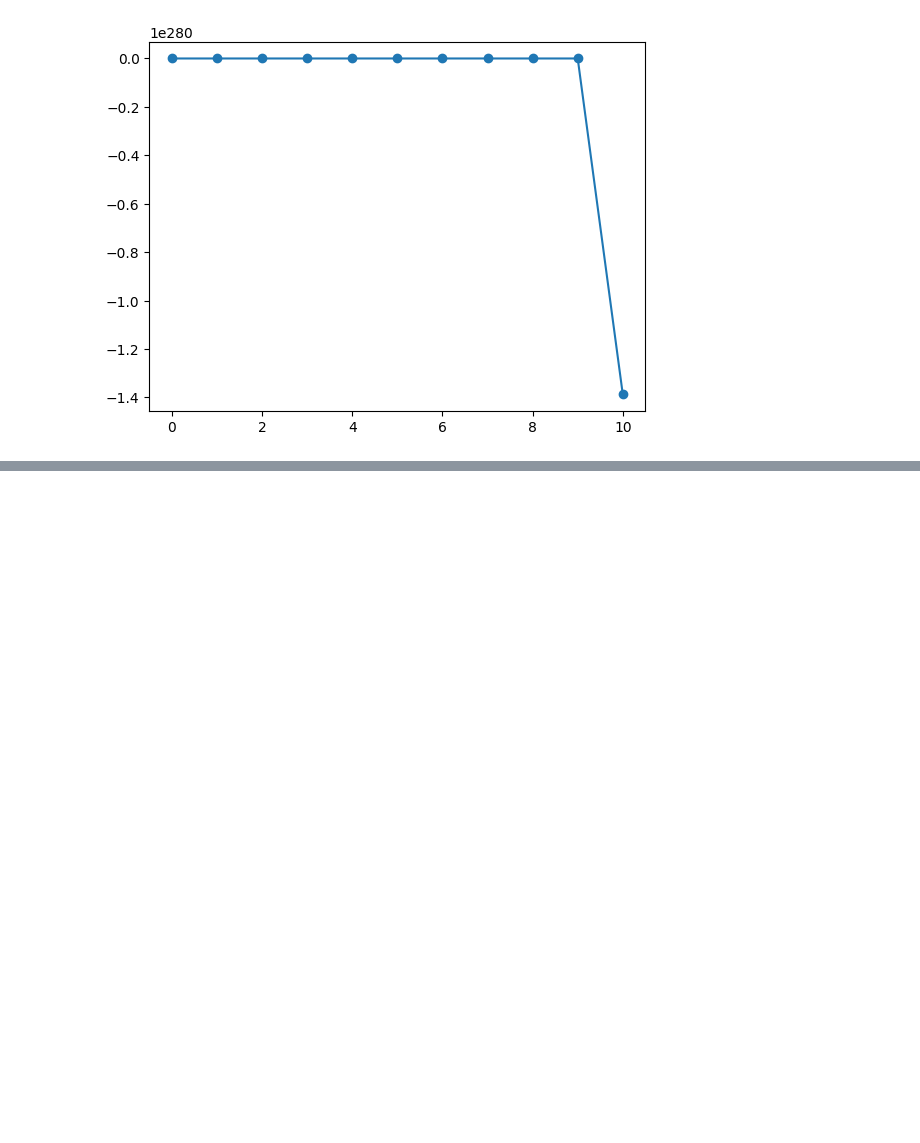
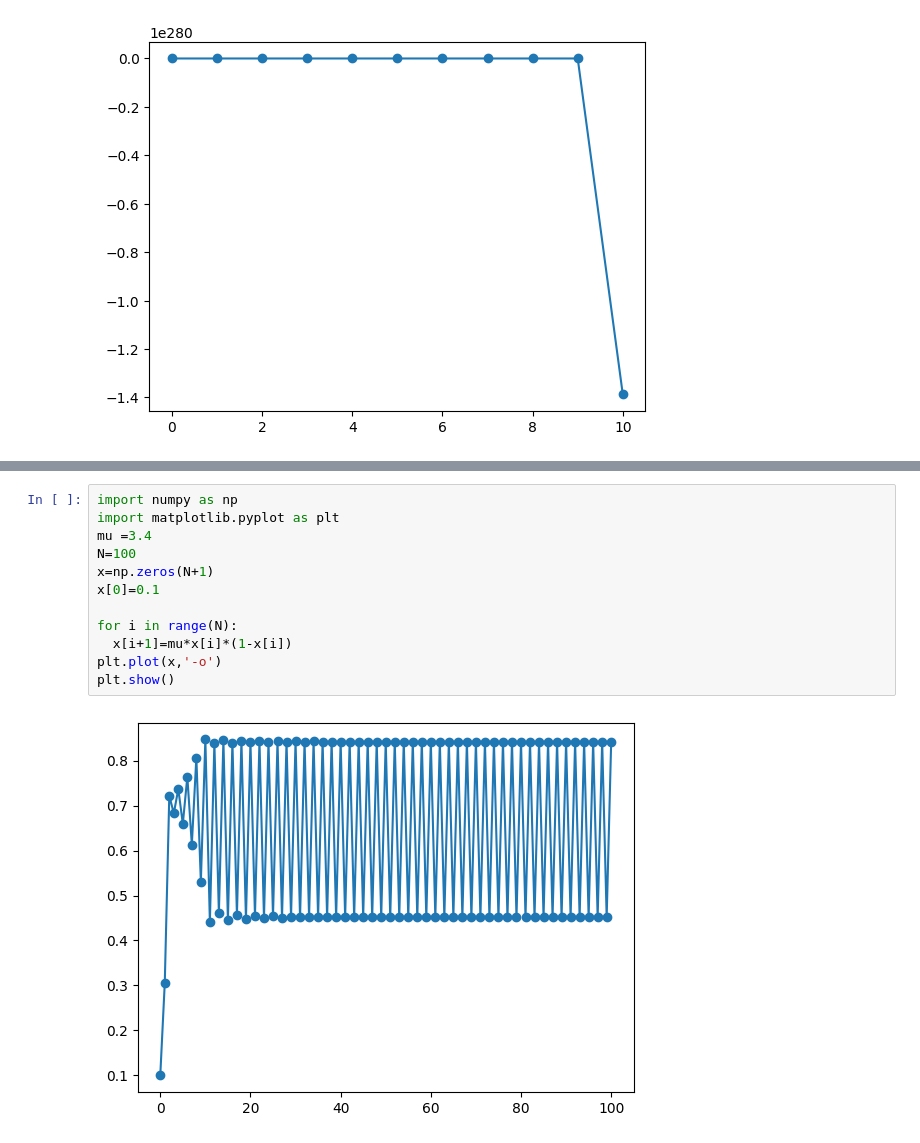
Before and after one commit to Akamurasaki1/Univ, a Jupyter notebook: 数理モデリング/第二回.ipynb, the cells around one changed output, grey strips where cells are left out. Drawn from its saved outputs; the diff is of its cells as text; blank space fills up the shorter version.

```diff
--- a/数理モデリング/第二回.ipynb
+++ b/数理モデリング/第二回.ipynb
@@ -112,0 +155,14 @@ plt.show()
+# %%
+import numpy as np
+import matplotlib.pyplot as plt
+mu =3.4
+N=100
+x=np.zeros(N+1)
+x[0]=0.1
+
+for i in range(N):
+  x[i+1]=mu*x[i]*(1-x[i])
+plt.plot(x,'-o')
+plt.show()
+# %% [output]
+[figure, added]
```
Also changed, not shown: parts of 3 cells of this notebook.
